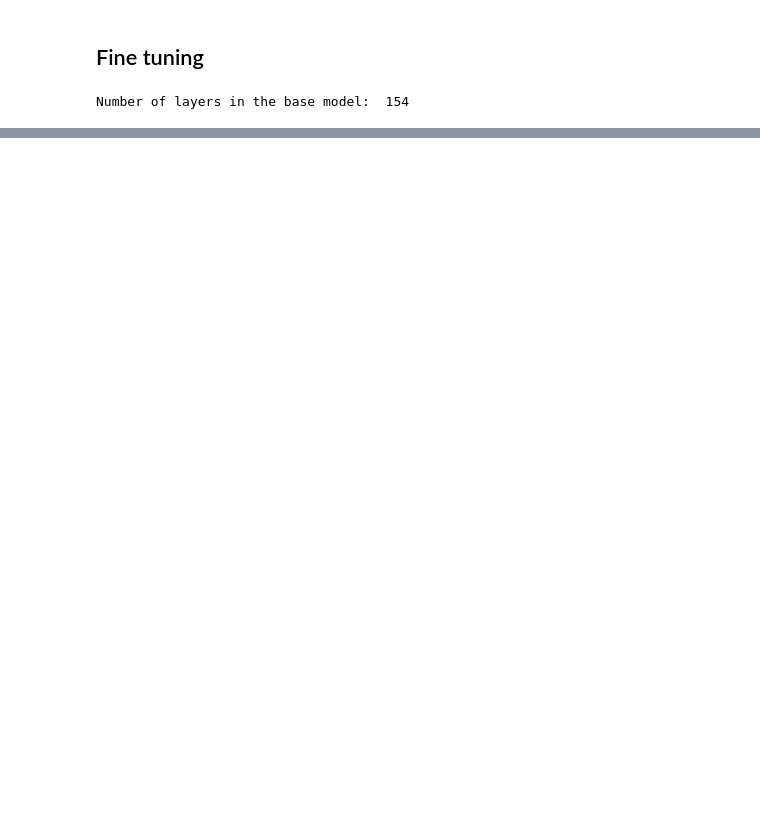
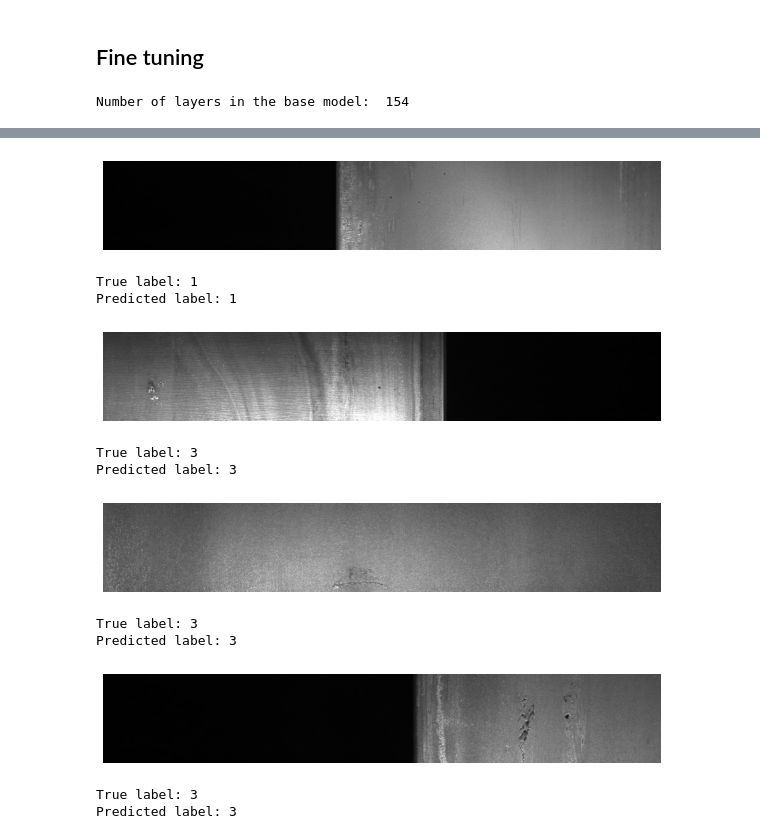
Before and after one commit to tevfikcagridural/Steel_Defect_Detection, a Jupyter notebook: Capstone_3_Modelling_With_Keras.ipynb, the cells around one changed output, grey strips where cells are left out. Drawn from its saved outputs; the diff is of its cells as text; code cells hidden in the pictures; blank space fills up the shorter version.

```diff
--- a/Capstone_3_Modelling_With_Keras.ipynb
+++ b/Capstone_3_Modelling_With_Keras.ipynb
@@ -375,7 +350,0 @@ predictions = tf.where(predictions < 0.5, 0, 1)
-# %%
-plt.figure(figsize=(20, 20))
-for i in range(9):
-  ax = plt.subplot(9, 1, i+1)
-  plt.imshow(image_batch[i].astype('uint8'))
-  plt.title(class_names[predictions[i]])
-  plt.axis('off')
@@ -383,0 +351,35 @@ image_batch[1]
+# %%
+def get_class_string_from_index(index):
+   for class_string, class_index in valid_generator.class_indices.items():
+      if class_index == index:
+         return class_string
+
+
+for i in range(4):
+  x, y = next(valid_generator)
+  image = x[0, :, :, :]
+  true_index = np.argmax(y[0])
+  plt.figure(figsize=(10,10))
+  ax = plt.subplot(5, 1, i+1)
+  ax.imshow(image.astype('uint8'))
+  ax.axis('off')
+  plt.show()
+
+
+  prediction_scores = model.predict(np.expand_dims(image, axis=0))
+  predicted_index = np.argmax(prediction_scores)
+  print("True label: " + get_class_string_from_index(true_index))
+  print("Predicted label: " + get_class_string_from_index(predicted_index))
+# %% [output]
+[figure, added]
+True label: 1
+Predicted label: 1
+[figure, added]
+True label: 3
+Predicted label: 3
+[figure, added]
+True label: 3
+Predicted label: 3
+[figure, added]
+True label: 3
+Predicted label: 3
```
Also changed, not shown: parts of 28 cells of this notebook.
